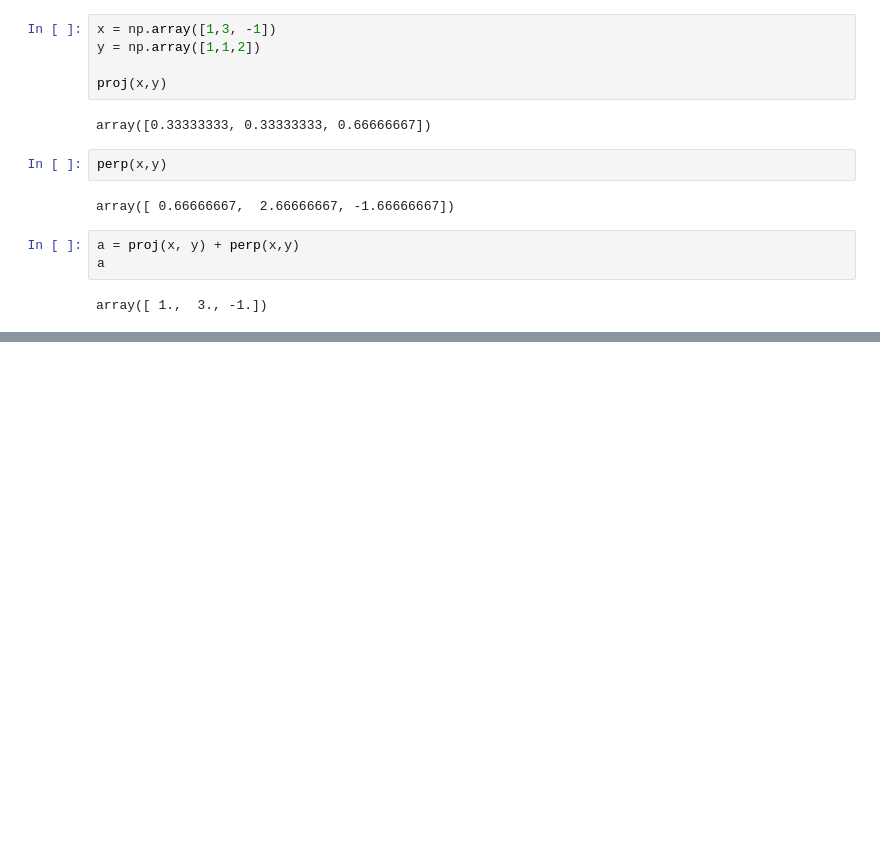
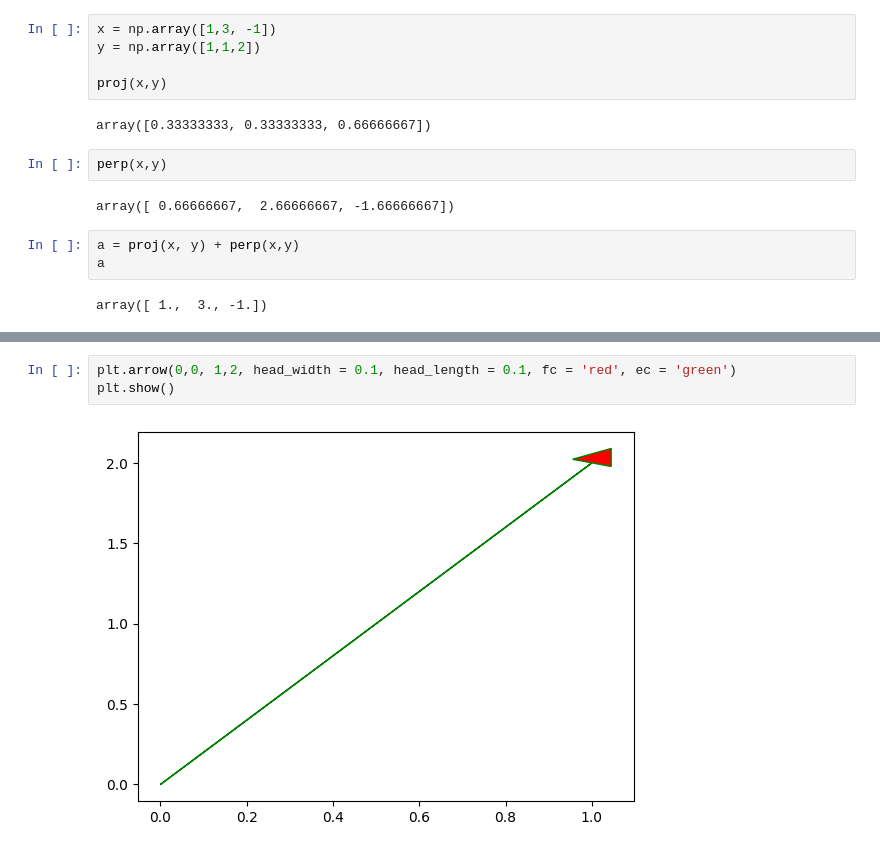
Before and after one commit to alcor6725/ImageProcessing, a Jupyter notebook: intro.ipynb, the cells around one changed output, grey strips where cells are left out. Cells and saved outputs as stored; diff of their text form; blank space fills up the shorter version.

```diff
--- a/intro.ipynb
+++ b/intro.ipynb
@@ -615,0 +625,5 @@ array([ 1.,  3., -1.])
+# %%
+plt.arrow(0,0, 1,2, head_width = 0.1, head_length = 0.1, fc = 'red', ec = 'green')
+plt.show()
+# %% [output]
+[figure, added]
```
Also changed, not shown: parts of 12 cells of this notebook.
